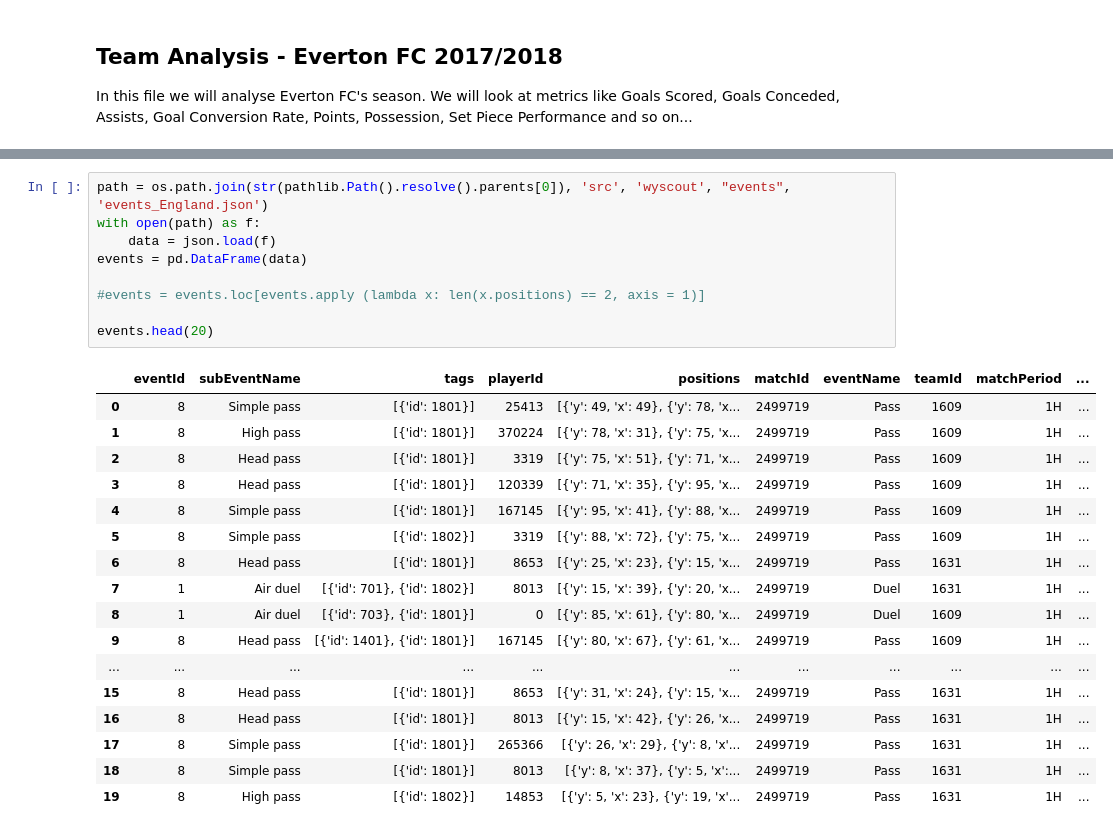
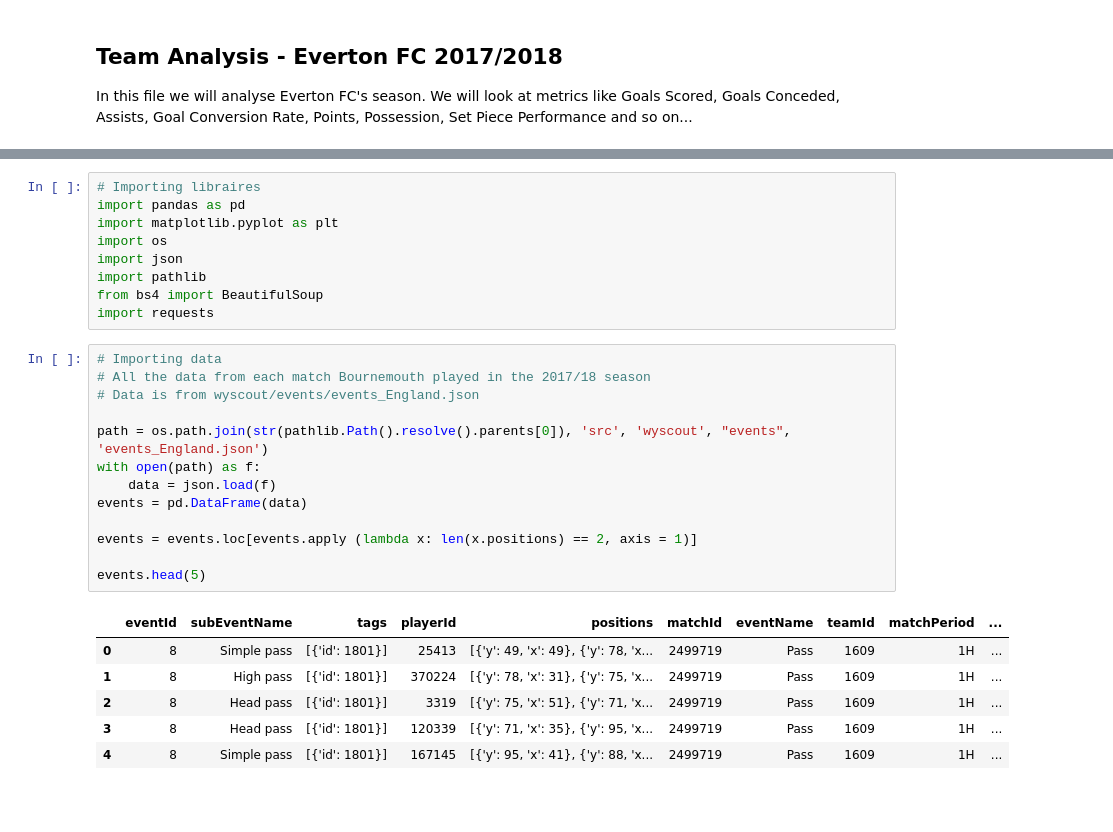
Before and after one commit to G4din/DM-Football, a Jupyter notebook: analysis/team_analysis.ipynb, the cells around one changed output, grey strips where cells are left out. Cells and saved outputs as stored; diff of their text form; blank space fills up the shorter version.

```diff
--- a/analysis/team_analysis.ipynb
+++ b/analysis/team_analysis.ipynb
@@ -13,27 +5,29 @@ import pathlib
+# %%
+# Importing libraires
+import pandas as pd
+import matplotlib.pyplot as plt
+import os
+import json
+import pathlib
+from bs4 import BeautifulSoup
+import requests
 # %%
+# Importing data
+# All the data from each match Bournemouth played in the 2017/18 season
+# Data is from wyscout/events/events_England.json
+
 path = os.path.join(str(pathlib.Path().resolve().parents[0]), 'src', 'wyscout', "events", 'events_England.json')
 with open(path) as f:
     data = json.load(f)
 events = pd.DataFrame(data)
 
-#events = events.loc[events.apply (lambda x: len(x.positions) == 2, axis = 1)]
+events = events.loc[events.apply (lambda x: len(x.positions) == 2, axis = 1)]
 
-events.head(20)
+events.head(5)
 # %% [output]
 |  | eventId | subEventName | tags | playerId | positions | matchId | eventName | teamId | matchPeriod | ... |
 | 0 | 8 | Simple pass | [{'id': 1801}] | 25413 | [{'y': 49, 'x': 49}, {'y': 78, 'x... | 2499719 | Pass | 1609 | 1H | ... |
 | 1 | 8 | High pass | [{'id': 1801}] | 370224 | [{'y': 78, 'x': 31}, {'y': 75, 'x... | 2499719 | Pass | 1609 | 1H | ... |
 | 2 | 8 | Head pass | [{'id': 1801}] | 3319 | [{'y': 75, 'x': 51}, {'y': 71, 'x... | 2499719 | Pass | 1609 | 1H | ... |
 | 3 | 8 | Head pass | [{'id': 1801}] | 120339 | [{'y': 71, 'x': 35}, {'y': 95, 'x... | 2499719 | Pass | 1609 | 1H | ... |
 | 4 | 8 | Simple pass | [{'id': 1801}] | 167145 | [{'y': 95, 'x': 41}, {'y': 88, 'x... | 2499719 | Pass | 1609 | 1H | ... |
-| 5 | 8 | Simple pass | [{'id': 1802}] | 3319 | [{'y': 88, 'x': 72}, {'y': 75, 'x... | 2499719 | Pass | 1609 | 1H | ... |
-| 6 | 8 | Head pass | [{'id': 1801}] | 8653 | [{'y': 25, 'x': 23}, {'y': 15, 'x... | 2499719 | Pass | 1631 | 1H | ... |
-| 7 | 1 | Air duel | [{'id': 701}, {'id': 1802}] | 8013 | [{'y': 15, 'x': 39}, {'y': 20, 'x... | 2499719 | Duel | 1631 | 1H | ... |
-| 8 | 1 | Air duel | [{'id': 703}, {'id': 1801}] | 0 | [{'y': 85, 'x': 61}, {'y': 80, 'x... | 2499719 | Duel | 1609 | 1H | ... |
-| 9 | 8 | Head pass | [{'id': 1401}, {'id': 1801}] | 167145 | [{'y': 80, 'x': 67}, {'y': 61, 'x... | 2499719 | Pass | 1609 | 1H | ... |
-| ... | ... | ... | ... | ... | ... | ... | ... | ... | ... | ... |
-| 15 | 8 | Head pass | [{'id': 1801}] | 8653 | [{'y': 31, 'x': 24}, {'y': 15, 'x... | 2499719 | Pass | 1631 | 1H | ... |
-| 16 | 8 | Head pass | [{'id': 1801}] | 8013 | [{'y': 15, 'x': 42}, {'y': 26, 'x... | 2499719 | Pass | 1631 | 1H | ... |
-| 17 | 8 | Simple pass | [{'id': 1801}] | 265366 | [{'y': 26, 'x': 29}, {'y': 8, 'x'... | 2499719 | Pass | 1631 | 1H | ... |
-| 18 | 8 | Simple pass | [{'id': 1801}] | 8013 | [{'y': 8, 'x': 37}, {'y': 5, 'x':... | 2499719 | Pass | 1631 | 1H | ... |
-| 19 | 8 | High pass | [{'id': 1802}] | 14853 | [{'y': 5, 'x': 23}, {'y': 19, 'x'... | 2499719 | Pass | 1631 | 1H | ... |
```
Also changed, not shown: parts of 11 cells of this notebook.
